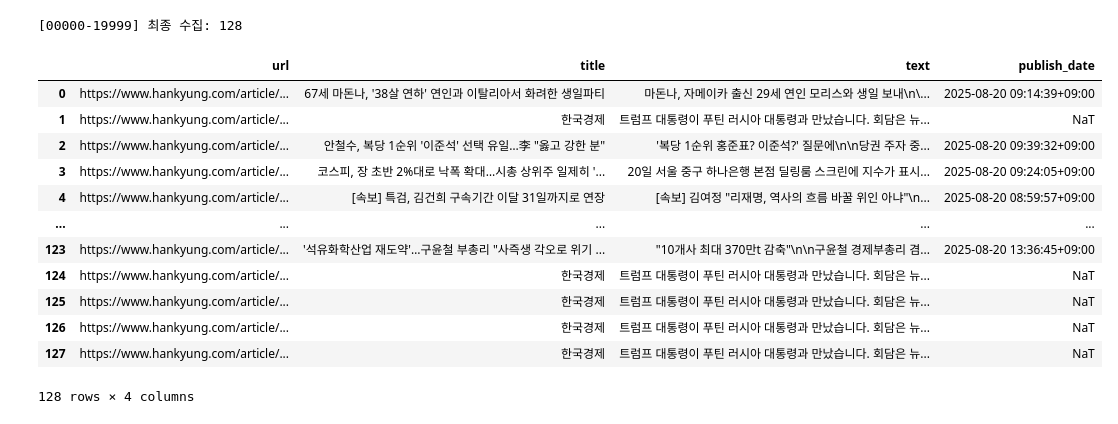
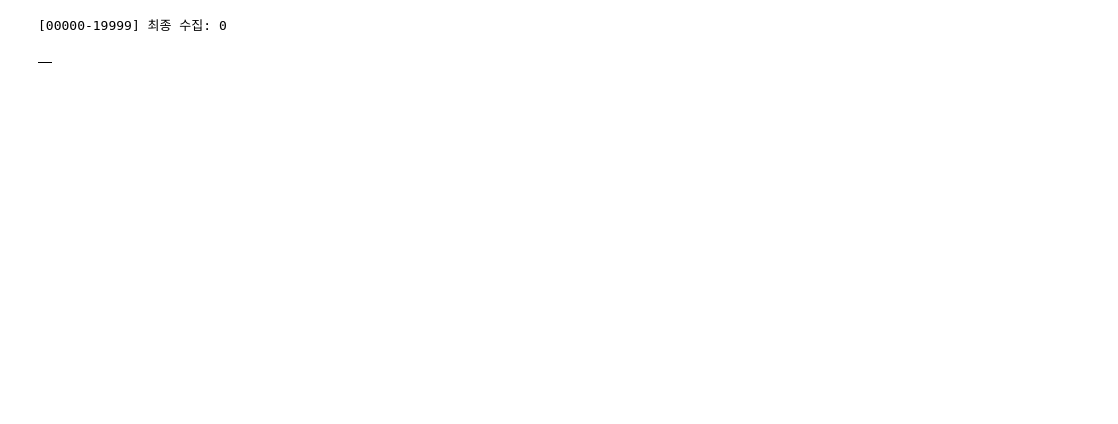
Before and after one commit to TrulySangwonDays/Side_project, a Jupyter notebook: ThemeStock_advanced/crawling_hank_gen_(1)_1.1.ipynb, the cells around one changed output. Cells and saved outputs as stored; diff of their text form; code cells hidden in the pictures; blank space fills up the shorter version.

```diff
--- a/ThemeStock_advanced/crawling_hank_gen_(1)_1.1.ipynb
+++ b/ThemeStock_advanced/crawling_hank_gen_(1)_1.1.ipynb
@@ -78,29 +78,17 @@ def crawl_gen_articles_range(date_str, start_id, end_id, *,  # end_id는 '미포
     tqdm.write(f"[{start_id:05}-{end_id-1:05}] 최종 수집: {len(df)}")
     return df
 # %%
-day_str = "20250820"
+day_str = "20250822"
 start_id, end_id = 0, 20000   # 이 부분만 각 노트북에서 바꿔서 실행
 out_path = f"/Users/leesangwon/Documents/ThemeStock_file/Hankyung_news/hankyung_gen_{day_str}_{start_id:05}-{end_id-1:05}.csv"
 
 df_part = crawl_gen_articles_range(
     day_str, start_id, end_id,
     max_workers=36, batch_size=1000, sleep_between=0.05,
     save_path=out_path
 )
 
 df_part
 # %% [output]
-[00000-19999] 최종 수집: 128
+[00000-19999] 최종 수집: 0
-|  | url | title | text | publish_date |
-| 0 | https://www.hankyung.com/article/... | 67세 마돈나, '38살 연하' 연인과 이탈리아서 화려한 생일파티 | 마돈나, 자메이카 출신 29세 연인 모리스와 생일 보내\n\... | 2025-08-20 09:14:39+09:00 |
-| 1 | https://www.hankyung.com/article/... | 한국경제 | 트럼프 대통령이 푸틴 러시아 대통령과 만났습니다. 회담은 뉴... | NaT |
-| 2 | https://www.hankyung.com/article/... | 안철수, 복당 1순위 '이준석' 선택 유일…李 "옳고 강한 분" | '복당 1순위 홍준표? 이준석?' 질문에\n\n당권 주자 중... | 2025-08-20 09:39:32+09:00 |
-| 3 | https://www.hankyung.com/article/... | 코스피, 장 초반 2%대로 낙폭 확대…시총 상위주 일제히 '... | 20일 서울 중구 하나은행 본점 딜링룸 스크린에 지수가 표시... | 2025-08-20 09:24:05+09:00 |
-| 4 | https://www.hankyung.com/article/... | [속보] 특검, 김건희 구속기간 이달 31일까지로 연장 | [속보] 김여정 "리재명, 역사의 흐름 바꿀 위인 아냐"\n... | 2025-08-20 08:59:57+09:00 |
-| ... | ... | ... | ... | ... |
-| 123 | https://www.hankyung.com/article/... | '석유화학산업 재도약'…구윤철 부총리 "사즉생 각오로 위기 ... | "10개사 최대 370만t 감축"\n\n구윤철 경제부총리 겸... | 2025-08-20 13:36:45+09:00 |
-| 124 | https://www.hankyung.com/article/... | 한국경제 | 트럼프 대통령이 푸틴 러시아 대통령과 만났습니다. 회담은 뉴... | NaT |
-| 125 | https://www.hankyung.com/article/... | 한국경제 | 트럼프 대통령이 푸틴 러시아 대통령과 만났습니다. 회담은 뉴... | NaT |
-| 126 | https://www.hankyung.com/article/... | 한국경제 | 트럼프 대통령이 푸틴 러시아 대통령과 만났습니다. 회담은 뉴... | NaT |
-| 127 | https://www.hankyung.com/article/... | 한국경제 | 트럼프 대통령이 푸틴 러시아 대통령과 만났습니다. 회담은 뉴... | NaT |
+|  |
-128 rows × 4 columns
```
Also changed, not shown: 6 other files.
